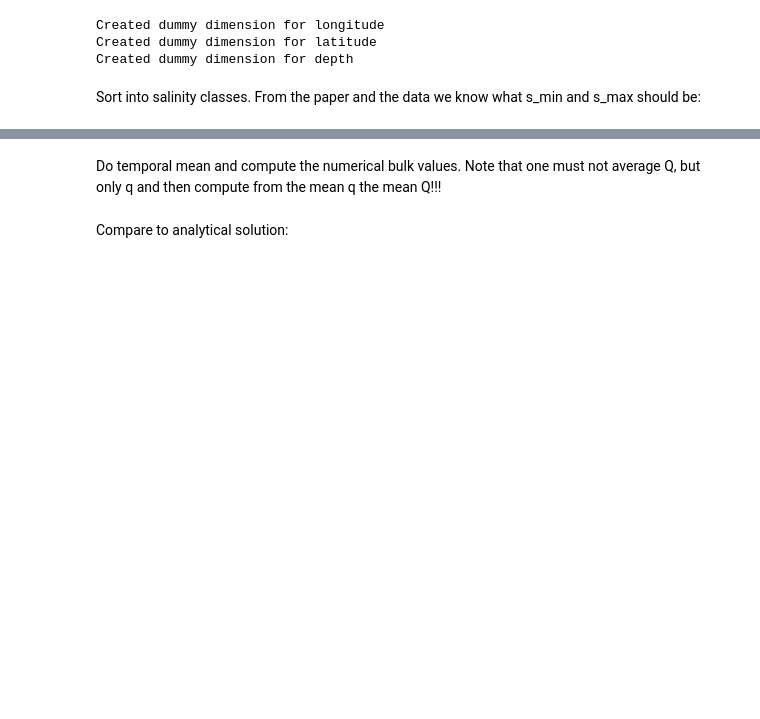
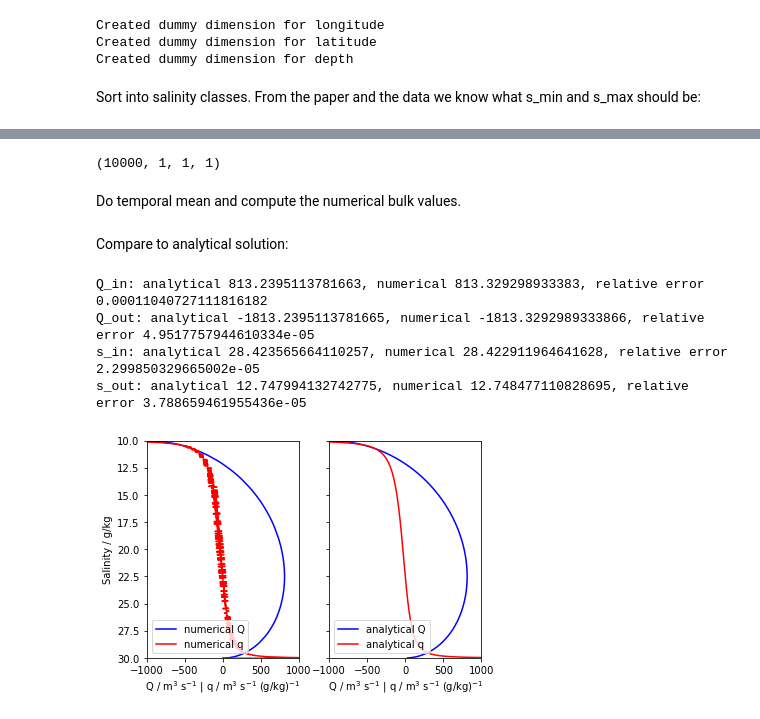
Before and after one commit to florianboergel/pyTEF, a Jupyter notebook: 02_example_analytical.ipynb, the cells around one changed output, grey strips where cells are left out. Drawn from its saved outputs; the diff is of its cells as text; code cells hidden in the pictures; blank space fills up the shorter version.

```diff
--- a/02_example_analytical.ipynb
+++ b/02_example_analytical.ipynb
@@ -127,14 +131,13 @@ That took 14.17 seconds
+# %%
+tef.volume_transport.shape
+# %% [output]
+(10000, 1, 1, 1)
 # %% [markdown]
 Do temporal mean and compute the numerical bulk values.
-Note that one must not average Q, but only q and then compute from the mean q the mean Q!!!
 # %%
-'''q_mean = out_volume.q.mean('time')
-Delta_S=out_volume.var_q[1]-out_volume.var_q[0]
-
-#TODO make this a function of the class! Maybe Q aus der sort Function rausnehmen
-Q_mean=np.zeros((len(q_mean)+1,))
-for i in range(len(q_mean)):
-    Q_mean[i]=np.sum(q_mean[i:])*Delta_S
+q_mean = out_volume.q.mean('time')
+Q_mean = out_volume.Q.mean('time')
+Qs_mean = out_salt.Q.mean('time')
 
 bulk_values_volume = tef.calc_bulk_values(out_volume.var_Q, Q_mean)
 bulk_values_salt = tef.calc_bulk_values(out_salt.var_Q, Qs_mean)
@@ -146,36 +149,42 @@ Qs_in_num = bulk_values_salt.Qin[0].values
 Qs_out_num = bulk_values_salt.Qout[0].values
 
 s_in_num  = Qs_in_num / Q_in_num
-s_out_num = Qs_out_num / Q_out_num'''
+s_out_num = Qs_out_num / Q_out_num
 # %% [markdown]
 Compare to analytical solution:
 # %%
-'''s_div=np.float64(-s_a*u_r/u_a/np.cos(phi)+s_r) #dividing salinity
+s_div=np.float64(-s_a*u_r/u_a/np.cos(phi)+s_r) #dividing salinity
 
 Q_in_ana  = Q_analytical(s_div)
 Q_out_ana = Q_analytical(10.) - Q_in_ana
 
 Qs_in_ana = Qs_analytical(s_div)
 Qs_out_ana= Qs_analytical(10.) - Qs_in_ana
 
 s_in_ana  = Qs_in_ana / Q_in_ana
 s_out_ana = Qs_out_ana / Q_out_ana
 
 print('Q_in: analytical {}, numerical {}, relative error {}'.format(Q_in_ana,Q_in_num,np.abs((Q_in_num-Q_in_ana)/Q_in_ana)))
 print('Q_out: analytical {}, numerical {}, relative error {}'.format(Q_out_ana,Q_out_num,np.abs((Q_out_num-Q_out_ana)/Q_out_ana)))
 print('s_in: analytical {}, numerical {}, relative error {}'.format(s_in_ana,s_in_num,np.abs((s_in_num-s_in_ana)/s_in_ana)))
 print('s_out: analytical {}, numerical {}, relative error {}'.format(s_out_ana,s_out_num,np.abs((s_out_num-s_out_ana)/s_out_ana)))
 
 fig,ax=plt.subplots(1,2,sharex=True,sharey=True)
 ax[0].plot(Q_mean,out_volume.var_Q,color='blue',label='numerical Q')
 ax[0].plot(q_mean,out_volume.var_q,color='red',label='numerical q')
 ax[0].legend(loc='lower left')
 ax[0].set_ylabel('Salinity / g/kg')
 ax[0].set_xlabel('Q / m$^3$ s$^{-1}$ | q / m$^3$ s$^{-1}$ (g/kg)$^{-1}$')
 ax[1].plot(Q_analytical(out_volume.var_Q),out_volume.var_Q,color='blue',label='analytical Q')
 ax[1].plot(q_analytical(out_volume.var_q),out_volume.var_q,color='red',label='analytical q')
 ax[1].legend(loc='lower left')
 ax[1].set_xlim(-1000,1000)
 ax[1].set_ylim(30,10)
 ax[1].set_xlabel('Q / m$^3$ s$^{-1}$ | q / m$^3$ s$^{-1}$ (g/kg)$^{-1}$')
-plt.show()'''
+plt.show()
+# %% [output]
+Q_in: analytical 813.2395113781663, numerical 813.329298933383, relative error 0.00011040727111816182
+Q_out: analytical -1813.2395113781665, numerical -1813.3292989333866, relative error 4.9517757944610334e-05
+s_in: analytical 28.423565664110257, numerical 28.422911964641628, relative error 2.299850329665002e-05
+s_out: analytical 12.747994132742775, numerical 12.748477110828695, relative error 3.788659461955436e-05
+[figure, added]
```
Also changed, not shown: parts of 1 cell of this notebook, 3 other files.
